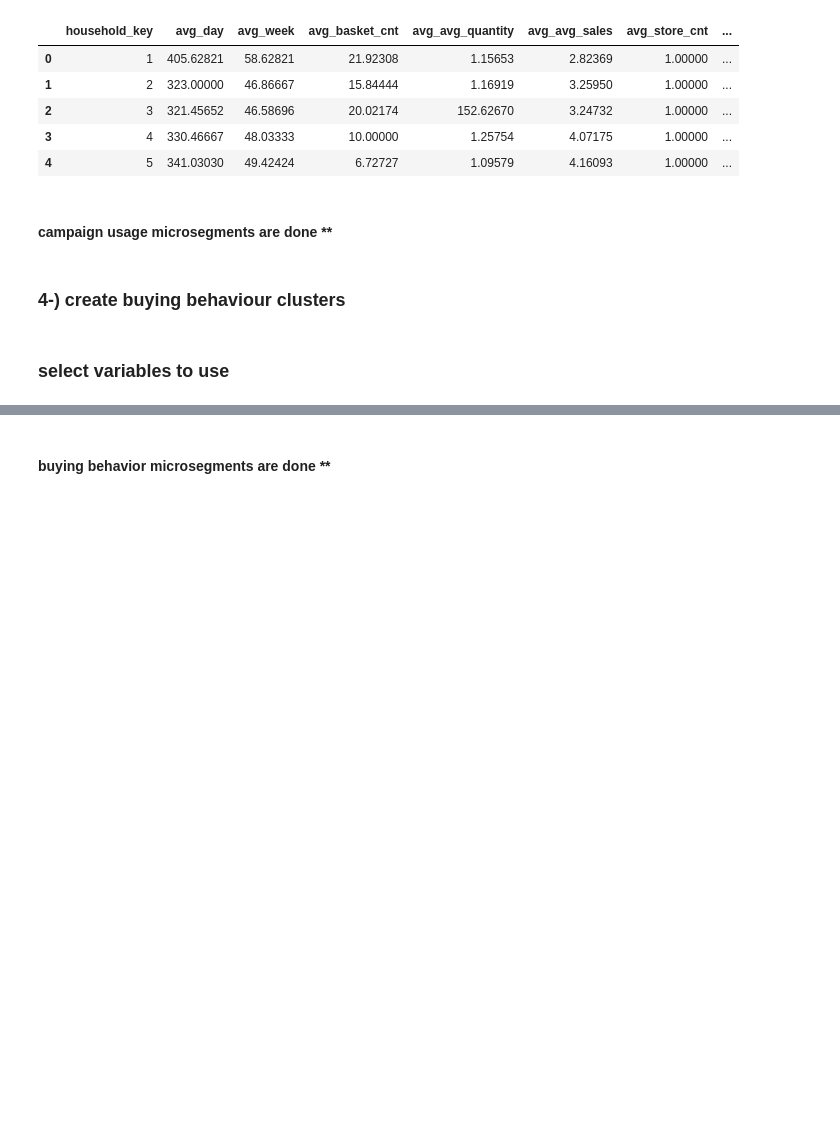
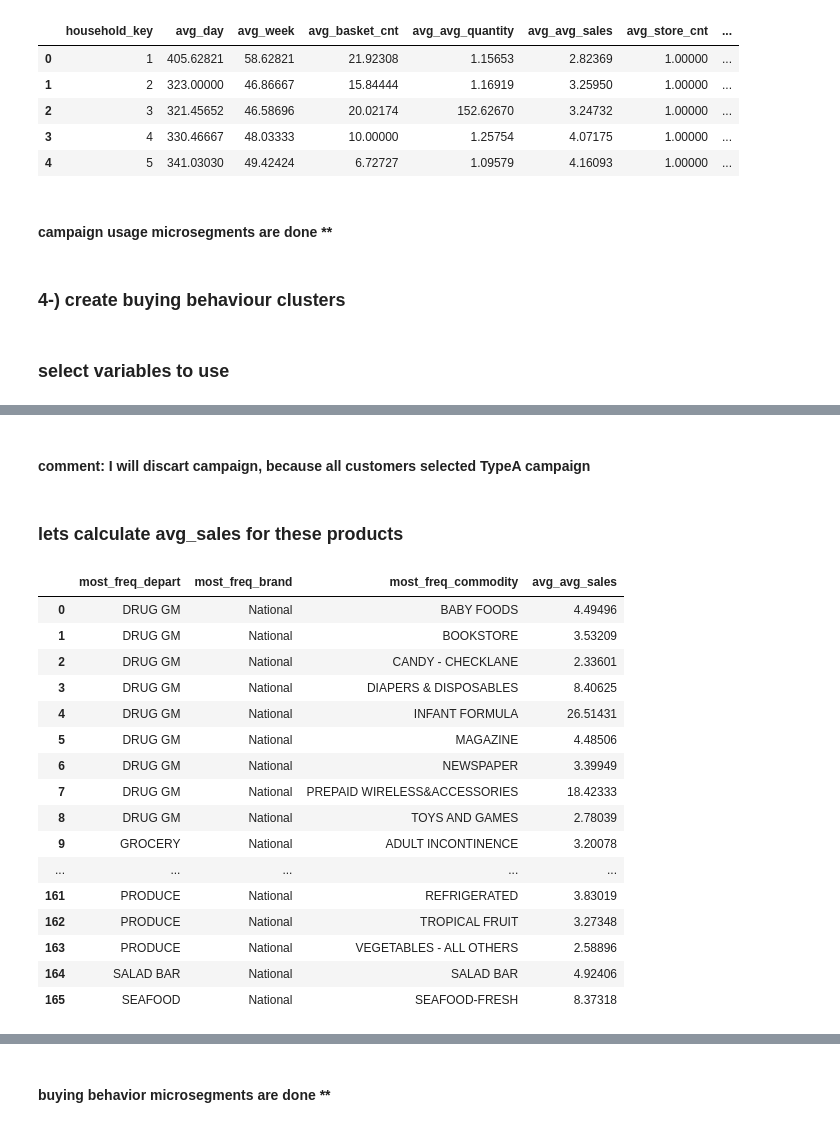
Before and after one commit to hincaltopcuoglu/dh, a Jupyter notebook: segmentation.ipynb, the cells around one changed output, grey strips where cells are left out. Drawn from its saved outputs; the diff is of its cells as text; code cells hidden in the pictures; blank space fills up the shorter version.

```diff
--- a/segmentation.ipynb
+++ b/segmentation.ipynb
@@ -1026,0 +1013,2 @@ array([['GROCERY', 'National', 'COUPON/MISC ITEMS', 'TypeA'],
+# %% [markdown]
+#### comment: I will discart campaign, because all customers selected TypeA campaign
@@ -1026,0 +1017,23 @@ array([['GROCERY', 'National', 'COUPON/MISC ITEMS', 'TypeA'],
+# %% [markdown]
+### lets calculate avg_sales  for these products
+# %%
+aggregated_products = agg2.groupby(buy_behave_cols)['avg_avg_sales'].mean().reset_index()
+aggregated_products
+# %% [output]
+|  | most_freq_depart | most_freq_brand | most_freq_commodity | avg_avg_sales |
+| 0 | DRUG GM | National | BABY FOODS | 4.49496 |
+| 1 | DRUG GM | National | BOOKSTORE | 3.53209 |
+| 2 | DRUG GM | National | CANDY - CHECKLANE | 2.33601 |
+| 3 | DRUG GM | National | DIAPERS & DISPOSABLES | 8.40625 |
+| 4 | DRUG GM | National | INFANT FORMULA | 26.51431 |
+| 5 | DRUG GM | National | MAGAZINE | 4.48506 |
+| 6 | DRUG GM | National | NEWSPAPER | 3.39949 |
+| 7 | DRUG GM | National | PREPAID WIRELESS&ACCESSORIES | 18.42333 |
+| 8 | DRUG GM | National | TOYS AND GAMES | 2.78039 |
+| 9 | GROCERY | National | ADULT INCONTINENCE | 3.20078 |
+| ... | ... | ... | ... | ... |
+| 161 | PRODUCE | National | REFRIGERATED | 3.83019 |
+| 162 | PRODUCE | National | TROPICAL FRUIT | 3.27348 |
+| 163 | PRODUCE | National | VEGETABLES - ALL OTHERS | 2.58896 |
+| 164 | SALAD BAR | National | SALAD BAR | 4.92406 |
+| 165 | SEAFOOD | National | SEAFOOD-FRESH | 8.37318 |
```
Also changed, not shown: parts of 33 cells of this notebook.
